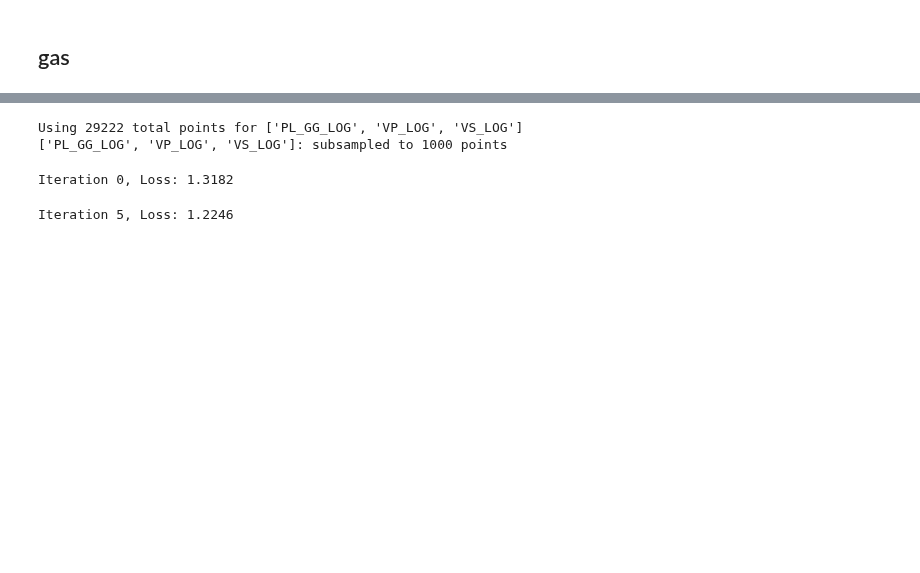
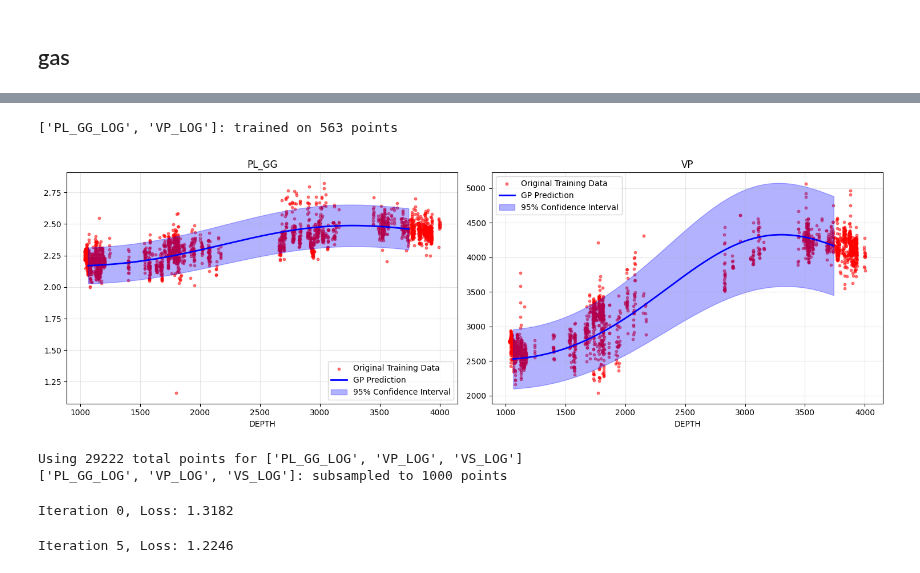
Before and after one commit to spaceswimmer/nnseismic, a Jupyter notebook: src/get-rockphysics-tagilsk.ipynb, the cells around one changed output, grey strips where cells are left out. Drawn from its saved outputs; the diff is of its cells as text; code cells hidden in the pictures; blank space fills up the shorter version.

```diff
--- a/src/get-rockphysics-tagilsk.ipynb
+++ b/src/get-rockphysics-tagilsk.ipynb
@@ -357,15 +367,16 @@ cov_matrix = np.cov(complete_data, rowvar=False)  # 3x3 матрица
 # %%
 result = fit_gp_model_all_wells(
 las_dfs_gas_sand,
-property_col='VS_LOG',
+property_col=['PL_GG_LOG', 'VP_LOG'],
 max_points=None,
 training_iter=50,
 lengthscale=0.1
 )
 all_data = []
-for well_name, data in las_dfs_gas_sand.items():
+for well_name, data in las_dfs_oil_sand.items():
     app_data = data[['DEPTH', 'VP', 'VS', 'PL_GG']]
     all_data.append(app_data)
 combined_df = pd.concat(all_data, ignore_index=True)
-visualize_single_gp_result(result, 'VS', combined_df, log_transform=True)
+# visualize_single_gp_result(result, 'VS', combined_df, log_transform=True)
+visualize_multichannel_gp_results_side_by_side(result, ['PL_GG', 'VP'], df_with_predicted_vs, log_transform=True)
 # %% [output]
@@ -375,3 +387,5 @@ TypeError: 'NoneType' object is not subscriptable
+['PL_GG_LOG', 'VP_LOG']: trained on 563 points
+[figure, added]
 # %%
 for df, name, mp in zip([las_dfs_shale, las_dfs_brine_sand, las_dfs_oil_sand, las_dfs_gas_sand],
                     ['shale', 'brine-sand', 'oil-sand', 'gas_sand'],
```
Also changed, not shown: parts of 14 cells of this notebook, 3 other files.
